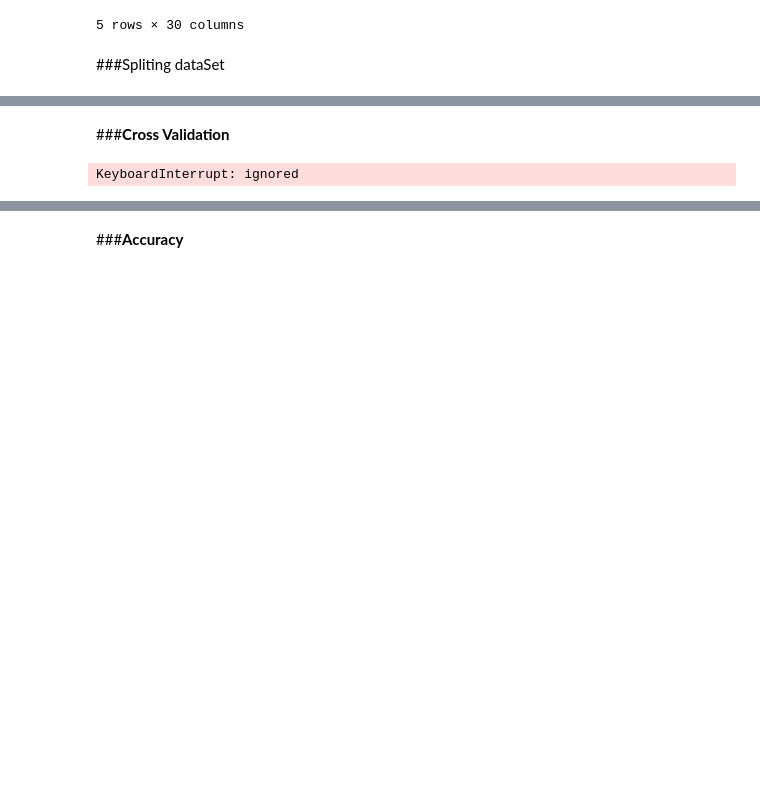
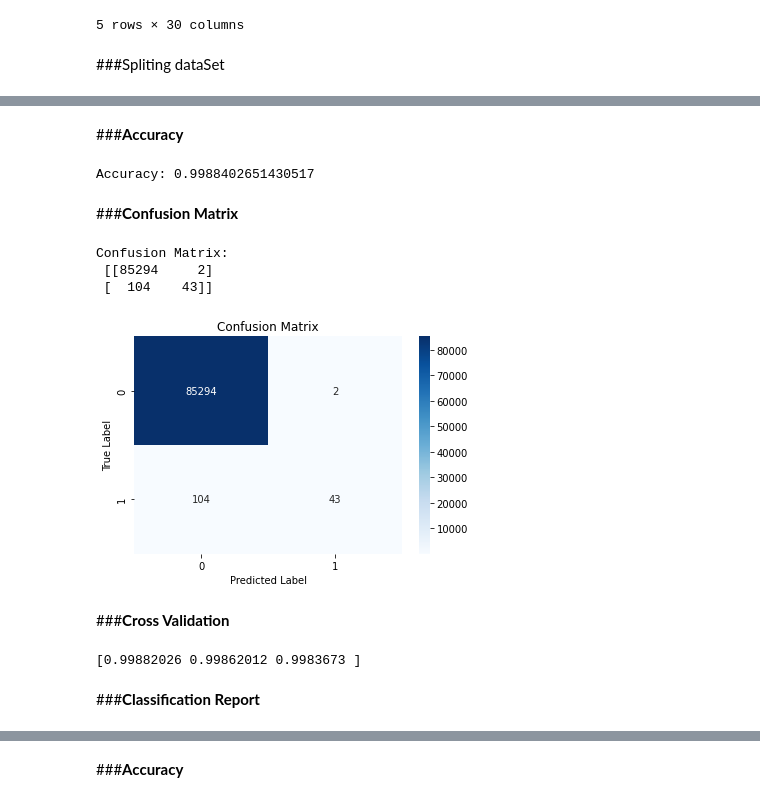
Before and after one commit to Singhsansar/Credit-card-fraud-detection, a Jupyter notebook: creditcardFraud_detection.ipynb, the cells around one changed output, grey strips where cells are left out. Drawn from its saved outputs; the diff is of its cells as text; code cells hidden in the pictures; blank space fills up the shorter version.

```diff
--- a/creditcardFraud_detection.ipynb
+++ b/creditcardFraud_detection.ipynb
@@ -252,5 +252,7 @@ data.head()
 # %% [markdown]
 ###Spliting dataSet
 # %%
-x = data.iloc[:, data.columns != 'Class'].values
-y = data.iloc[:, data.columns == 'Class'].values
+#x = data.iloc[:, data.columns != 'Class'].values
+x = data.iloc[:,:10]
+x['normalisedamount']=data['normalizedAmount']
+y = data.iloc[:, data.columns == 'Class']
@@ -256,0 +263,2 @@ y = data.iloc[:, data.columns == 'Class'].values
+# %%
+y = np.ravel(y)
@@ -270,7 +286,7 @@ x_test.shape
 # %%
 from sklearn.ensemble import RandomForestClassifier
-from sklearn.datasets import make_classification
-x_train, y_train = make_classification(n_samples=1000, n_features=29,                            n_informative=2, n_redundant=0,random_state=0, shuffle=False)
-Randomclassfier = RandomForestClassifier(max_depth=2, random_state=0)
+#from sklearn.datasets import make_classification
+#x_train, y_train = make_classification(n_samples=1000,n_features=11 ,n_informative=2, n_redundant=0,random_state=0, shuffle=True)
+Randomclassfier = RandomForestClassifier(max_depth=2,n_estimators=100, random_state=5)
 Randomclassfier.fit(x_train,y_train)
 # %% [output]
@@ -282,9 +298,49 @@ print(Randomclassfier.predict(x_test))
 # %%
 predicted_values = Randomclassfier.predict(x_test)
+# %% [markdown]
+###**Accuracy**
+# %%
+from sklearn.ensemble import RandomForestClassifier
+from sklearn.metrics import accuracy_score
+accuracy = accuracy_score(y_test,predicted_values )
+print("Accuracy:", accuracy)
+# %% [output]
+Accuracy: 0.9988402651430517
+# %% [markdown]
+###**Confusion Matrix**
+# %%
+from sklearn.metrics import confusion_matrix
+
+# Compute confusion matrix
+cnf_matrix = confusion_matrix(y_test, predicted_values)
+print("Confusion Matrix:\n",cnf_matrix)
+# %% [output]
+Confusion Matrix:
+ [[85294     2]
+ [  104    43]]
+# %%
+import matplotlib.pyplot as plt
+import seaborn as sns
+
+# Plot the confusion matrix as a heatmap
+sns.heatmap(cnf_matrix, annot=True, fmt='d', cmap='Blues')
+
+plt.xlabel('Predicted Label')
+plt.ylabel('True Label')
+plt.title('Confusion Matrix')
+plt.show()
+# %% [output]
+[figure, added]
 # %% [markdown]
 ###**Cross Validation**
 # %%
 from sklearn.model_selection import cross_val_score
-print(cross_val_score(Randomclassfier, x, y, cv=3))
+# # Print the mean and standard deviation of the scores
+# print("Accuracy: %0.2f (+/- %0.2f)" % (scores.mean(), scores.std() * 2))
+
+#scores = cross_val_score(Randomclassfier, x, y, cv=5)
+print(cross_val_score(Randomclassfier,x, y, cv=3))
 # %% [output]
-KeyboardInterrupt: ignored
+[0.99882026 0.99862012 0.9983673 ]
+# %% [markdown]
+###**Classification Report**
```
Also changed, not shown: parts of 23 cells of this notebook.
